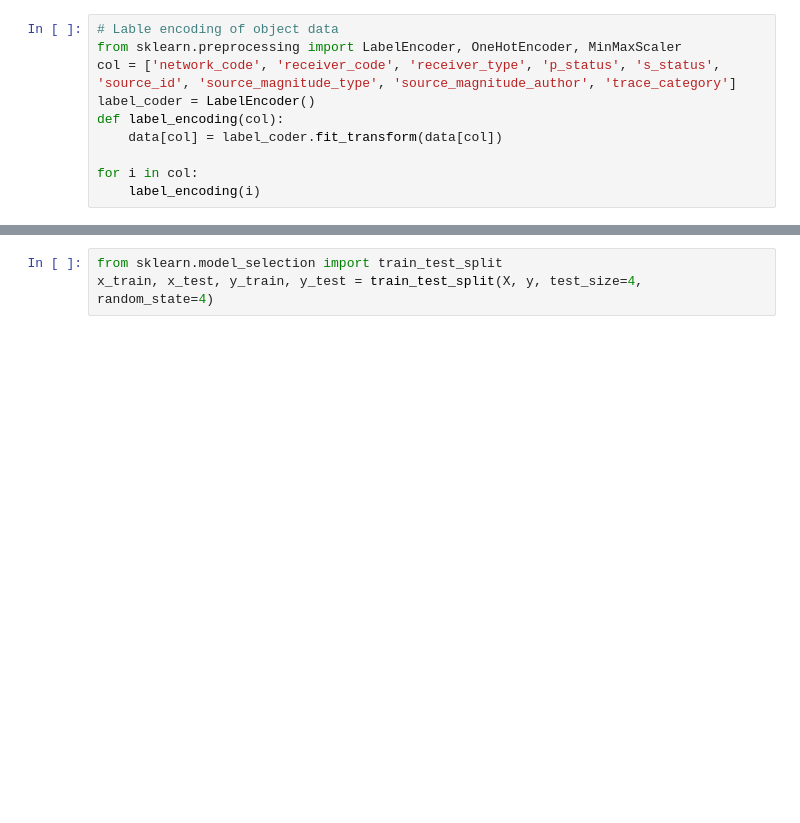
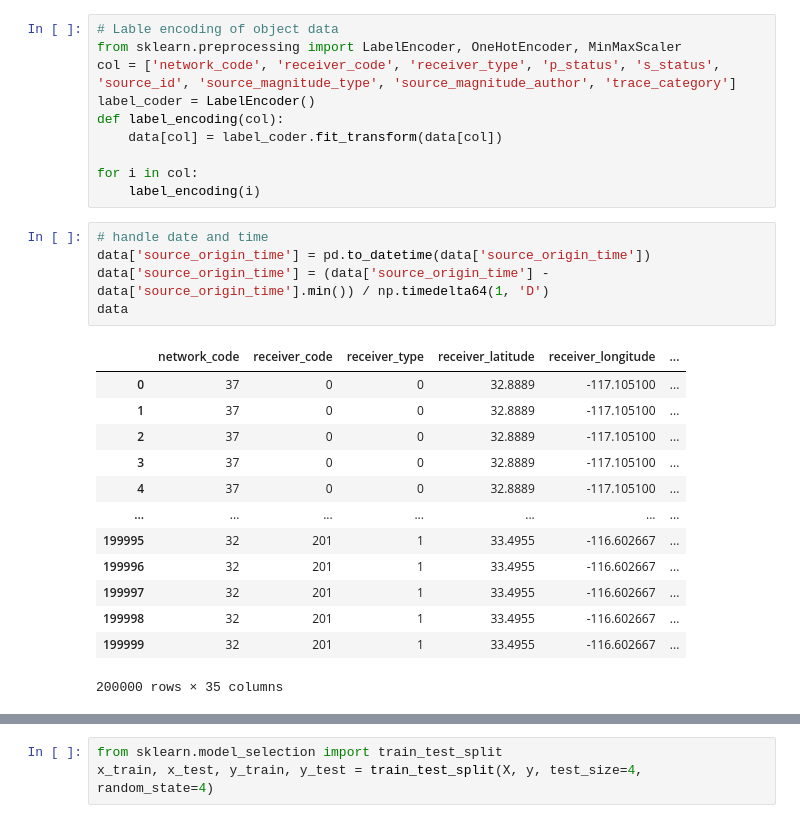
Before and after one commit to JaininV/my_machine_learning_models, a Jupyter notebook: Earthquece/earthquake.ipynb, the cells around one changed output, grey strips where cells are left out. Cells and saved outputs as stored; diff of their text form; blank space fills up the shorter version.

```diff
--- a/Earthquece/earthquake.ipynb
+++ b/Earthquece/earthquake.ipynb
@@ -106,6 +107,25 @@ def label_encoding(col):
 
 for i in col:
     label_encoding(i)
+# %%
+# handle date and time
+data['source_origin_time'] = pd.to_datetime(data['source_origin_time'])
+data['source_origin_time'] = (data['source_origin_time'] - data['source_origin_time'].min()) / np.timedelta64(1, 'D')
+data
+# %% [output]
+|  | network_code | receiver_code | receiver_type | receiver_latitude | receiver_longitude | ... |
+| 0 | 37 | 0 | 0 | 32.8889 | -117.105100 | ... |
+| 1 | 37 | 0 | 0 | 32.8889 | -117.105100 | ... |
+| 2 | 37 | 0 | 0 | 32.8889 | -117.105100 | ... |
+| 3 | 37 | 0 | 0 | 32.8889 | -117.105100 | ... |
+| 4 | 37 | 0 | 0 | 32.8889 | -117.105100 | ... |
+| ... | ... | ... | ... | ... | ... | ... |
+| 199995 | 32 | 201 | 1 | 33.4955 | -116.602667 | ... |
+| 199996 | 32 | 201 | 1 | 33.4955 | -116.602667 | ... |
+| 199997 | 32 | 201 | 1 | 33.4955 | -116.602667 | ... |
+| 199998 | 32 | 201 | 1 | 33.4955 | -116.602667 | ... |
+| 199999 | 32 | 201 | 1 | 33.4955 | -116.602667 | ... |
+200000 rows × 35 columns
 # %%
 # Made model to fill null values
 col = ['source_origin_time', 'source_latitude', 'source_longitude', 'source_origin_uncertainty_sec', 'source_horizontal_uncertainty_km', 'source_depth_km', 'source_depth_uncertainty_km', 'source_magnitude', 'source_magnitude_type', 'source_distance_deg', 'source_distance_km']
```
Also changed, not shown: parts of 4 cells of this notebook.
